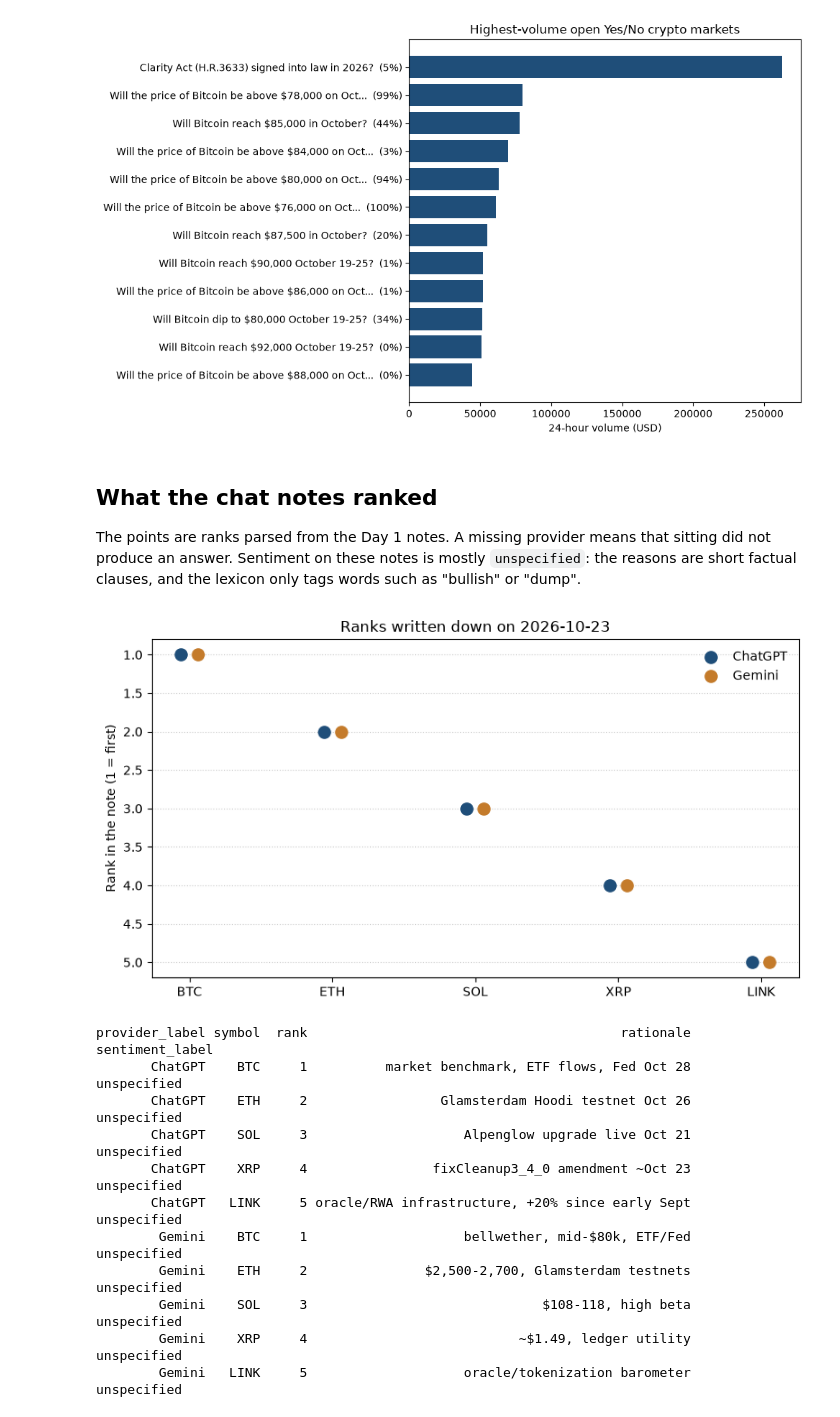
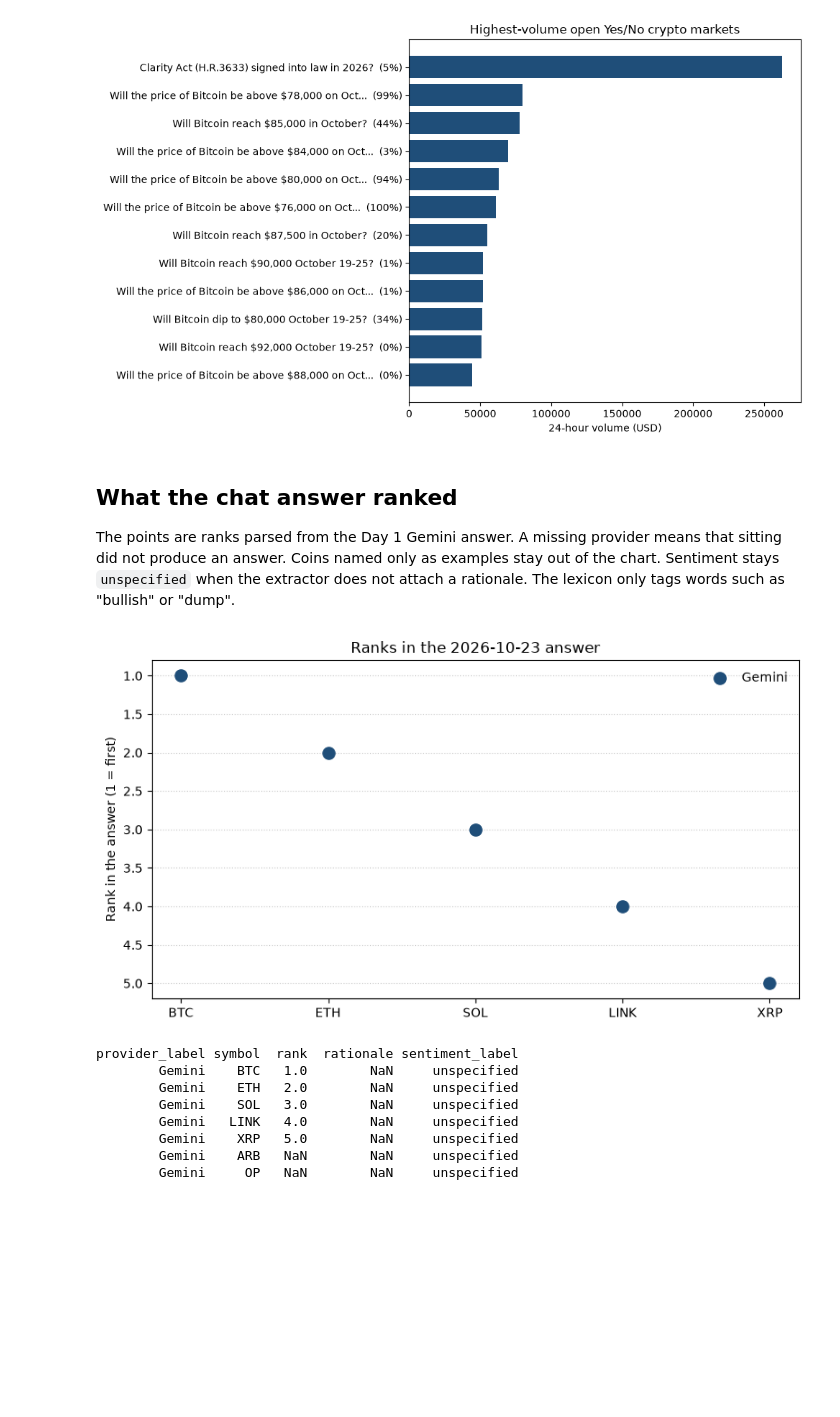
Before and after one commit to lnagencycreative/ai-crypto-signals, a Jupyter notebook: notebooks/01_pilot_snapshot.ipynb, the cells around one changed output. Drawn from its saved outputs; the diff is of its cells as text; code cells hidden in the pictures; blank space fills up the shorter version.

```diff
--- a/notebooks/01_pilot_snapshot.ipynb
+++ b/notebooks/01_pilot_snapshot.ipynb
@@ -108,49 +108,45 @@ End time already past at collection: 4
 Still open, with Yes/No outcomes: 192
 [figure]
 # %% [markdown]
-## What the chat notes ranked
+## What the chat answer ranked
 
-The points are ranks parsed from the Day 1 notes. A missing provider means that sitting did not produce an answer. Sentiment on these notes is mostly `unspecified`: the reasons are short factual clauses, and the lexicon only tags words such as "bullish" or "dump".
+The points are ranks parsed from the Day 1 Gemini answer. A missing provider means that sitting did not produce an answer. Coins named only as examples stay out of the chart. Sentiment stays `unspecified` when the extractor does not attach a rationale. The lexicon only tags words such as "bullish" or "dump".
 # %%
 manual = mentions[mentions["source"] == "manual_chat"] if not mentions.empty else mentions
 if manual.empty:
     print("No manual mentions yet. Paste a chat answer into data/raw/llm_manual/ and run process.")
 else:
-    order = ["BTC", "ETH", "SOL", "XRP", "LINK"]
-    extra = [symbol for symbol in manual["symbol"].unique() if symbol not in order]
-    symbols = [symbol for symbol in order if symbol in set(manual["symbol"])] + extra
-    providers = list(dict.fromkeys(manual["provider_label"]))
+    ranked_rows = manual[manual["rank"].notna()].copy()
+    symbols = list(dict.fromkeys(ranked_rows.sort_values(["rank", "symbol"])["symbol"]))
+    providers = list(dict.fromkeys(ranked_rows["provider_label"]))
     fig, ax = plt.subplots(figsize=(8, 4.5))
     offsets = {label: (index - (len(providers) - 1) / 2) * 0.12 for index, label in enumerate(providers)}
     colors = ["#1f4e79", "#c47b2b", "#1f6b4a", "#6b3fa0"]
     for index, label in enumerate(providers):
-        subset = manual[manual["provider_label"] == label]
+        subset = ranked_rows[ranked_rows["provider_label"] == label]
         positions = [symbols.index(symbol) + offsets[label] for symbol in subset["symbol"]]
         ax.scatter(positions, subset["rank"], s=90, color=colors[index % len(colors)], label=label, zorder=3)
     ax.set_xticks(range(len(symbols)))
     ax.set_xticklabels(symbols)
-    ax.set_ylabel("Rank in the note (1 = first)")
+    ax.set_ylabel("Rank in the answer (1 = first)")
     ax.invert_yaxis()
-    ax.set_title("Ranks written down on 2026-10-23")
+    ax.set_title("Ranks in the 2026-10-23 answer")
     ax.legend(frameon=False)
     ax.set_axisbelow(True)
     ax.yaxis.grid(True, linestyle=":", color="#cccccc")
     fig.tight_layout()
     plt.show()
     print(manual[["provider_label", "symbol", "rank", "rationale", "sentiment_label"]].to_string(index=False))
 # %% [output]
-[figure, old version]
+[figure, new version]
-provider_label symbol  rank                                        rationale sentiment_label
-       ChatGPT    BTC     1          market benchmark, ETF flows, Fed Oct 28     unspecified
-       ChatGPT    ETH     2                 Glamsterdam Hoodi testnet Oct 26     unspecified
-       ChatGPT    SOL     3                    Alpenglow upgrade live Oct 21     unspecified
-       ChatGPT    XRP     4                fixCleanup3_4_0 amendment ~Oct 23     unspecified
-       ChatGPT   LINK     5 oracle/RWA infrastructure, +20% since early Sept     unspecified
-        Gemini    BTC     1                    bellwether, mid-$80k, ETF/Fed     unspecified
-        Gemini    ETH     2               $2,500-2,700, Glamsterdam testnets     unspecified
-        Gemini    SOL     3                              $108-118, high beta     unspecified
-        Gemini    XRP     4                           ~$1.49, ledger utility     unspecified
-        Gemini   LINK     5                    oracle/tokenization barometer     unspecified
+provider_label symbol  rank  rationale sentiment_label
+        Gemini    BTC   1.0        NaN     unspecified
+        Gemini    ETH   2.0        NaN     unspecified
+        Gemini    SOL   3.0        NaN     unspecified
+        Gemini   LINK   4.0        NaN     unspecified
+        Gemini    XRP   5.0        NaN     unspecified
+        Gemini    ARB   NaN        NaN     unspecified
+        Gemini     OP   NaN        NaN     unspecified
 # %% [markdown]
 ## Overlap with the market slice, and the lead-lag screen
 
```
Also changed, not shown: parts of 4 cells of this notebook, 9 other files.
